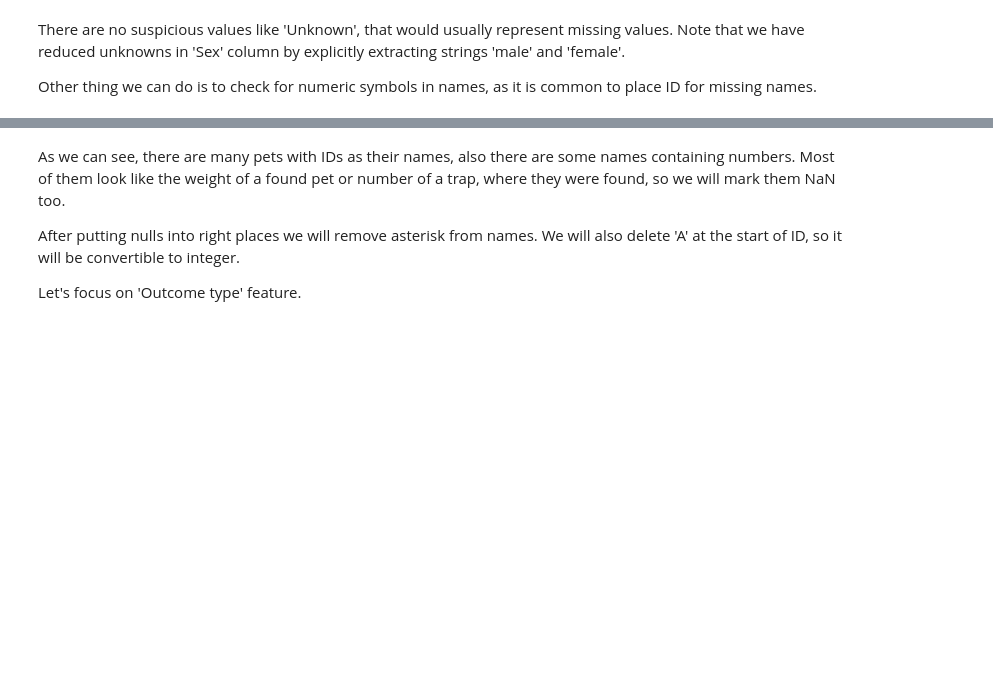
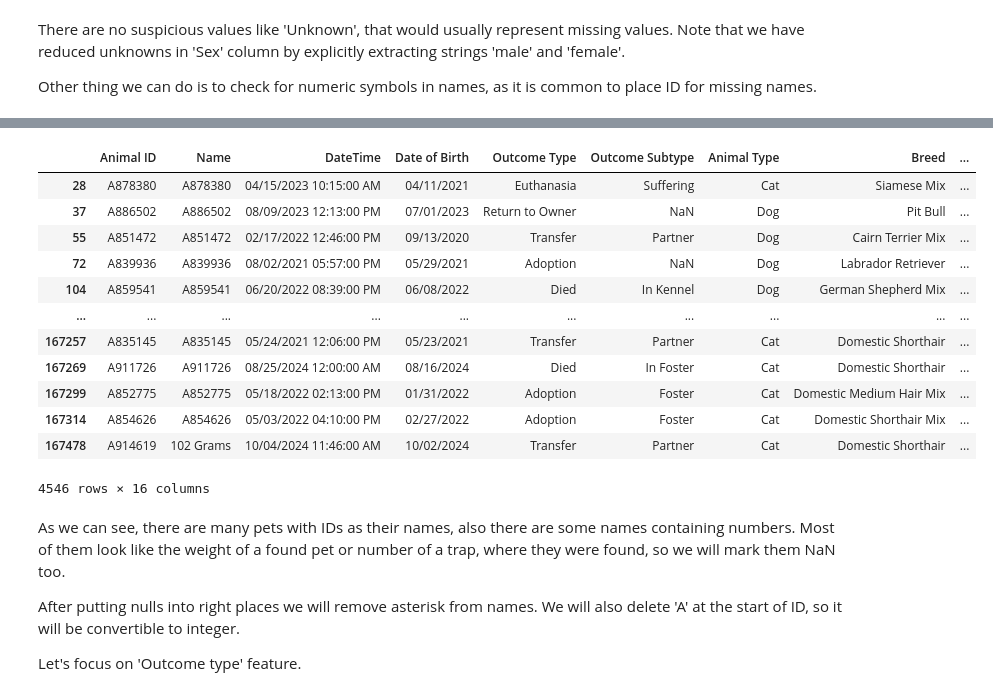
Before and after one commit to ZhigaMason/University, a Jupyter notebook: 01/assignment01.ipynb, the cells around one changed output, grey strips where cells are left out. Saved outputs shown, nothing was run; the diff lists cells and outputs as text; code cells hidden in the pictures; blank space fills up the shorter version.

```diff
--- a/01/assignment01.ipynb
+++ b/01/assignment01.ipynb
@@ -290,5 +309,19 @@ NameError: name 'intake_exp' is not defined
 # %%
-outcome_exp[outcome_df['Name'].str.contains(r'\d+', na=False)]
+outcome_df[outcome_df['Name'].str.contains(r'\d+', na=False)]
+# %% [output]
+|  | Animal ID | Name | DateTime | Date of Birth | Outcome Type | Outcome Subtype | Animal Type | Breed | ... |
+| 28 | A878380 | A878380 | 04/15/2023 10:15:00 AM | 04/11/2021 | Euthanasia | Suffering | Cat | Siamese Mix | ... |
+| 37 | A886502 | A886502 | 08/09/2023 12:13:00 PM | 07/01/2023 | Return to Owner | NaN | Dog | Pit Bull | ... |
+| 55 | A851472 | A851472 | 02/17/2022 12:46:00 PM | 09/13/2020 | Transfer | Partner | Dog | Cairn Terrier Mix | ... |
+| 72 | A839936 | A839936 | 08/02/2021 05:57:00 PM | 05/29/2021 | Adoption | NaN | Dog | Labrador Retriever | ... |
+| 104 | A859541 | A859541 | 06/20/2022 08:39:00 PM | 06/08/2022 | Died | In Kennel | Dog | German Shepherd Mix | ... |
+| ... | ... | ... | ... | ... | ... | ... | ... | ... | ... |
+| 167257 | A835145 | A835145 | 05/24/2021 12:06:00 PM | 05/23/2021 | Transfer | Partner | Cat | Domestic Shorthair | ... |
+| 167269 | A911726 | A911726 | 08/25/2024 12:00:00 AM | 08/16/2024 | Died | In Foster | Cat | Domestic Shorthair | ... |
+| 167299 | A852775 | A852775 | 05/18/2022 02:13:00 PM | 01/31/2022 | Adoption | Foster | Cat | Domestic Medium Hair Mix | ... |
+| 167314 | A854626 | A854626 | 05/03/2022 04:10:00 PM | 02/27/2022 | Adoption | Foster | Cat | Domestic Shorthair Mix | ... |
+| 167478 | A914619 | 102 Grams | 10/04/2024 11:46:00 AM | 10/02/2024 | Transfer | Partner | Cat | Domestic Shorthair | ... |
+4546 rows × 16 columns
 # %% [markdown]
 As we can see, there are many pets with IDs as their names, also there are some names containing numbers. Most of them look like the weight of a found pet or number of a trap, where they were found, so we will mark them NaN too.
 
```
Also changed, not shown: parts of 19 cells of this notebook.
